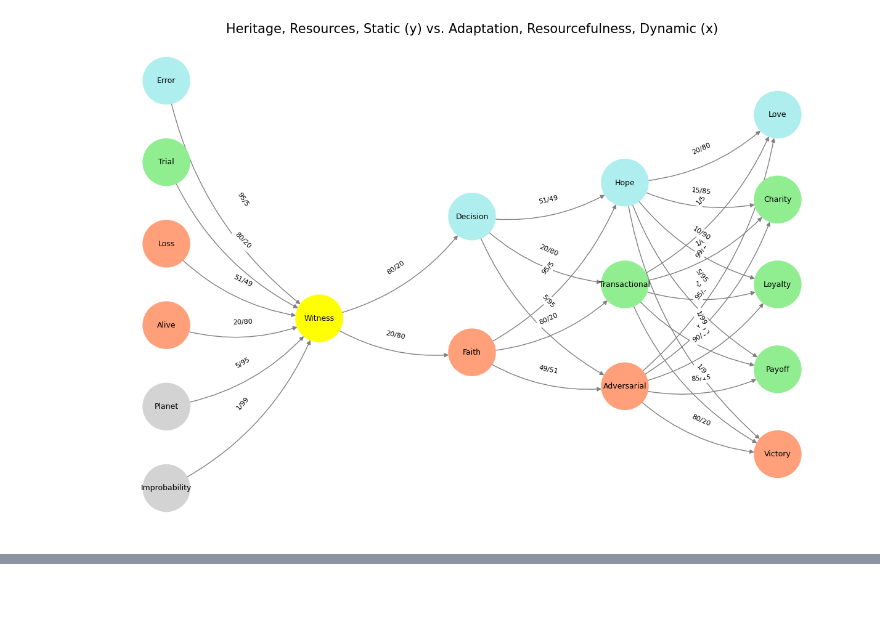
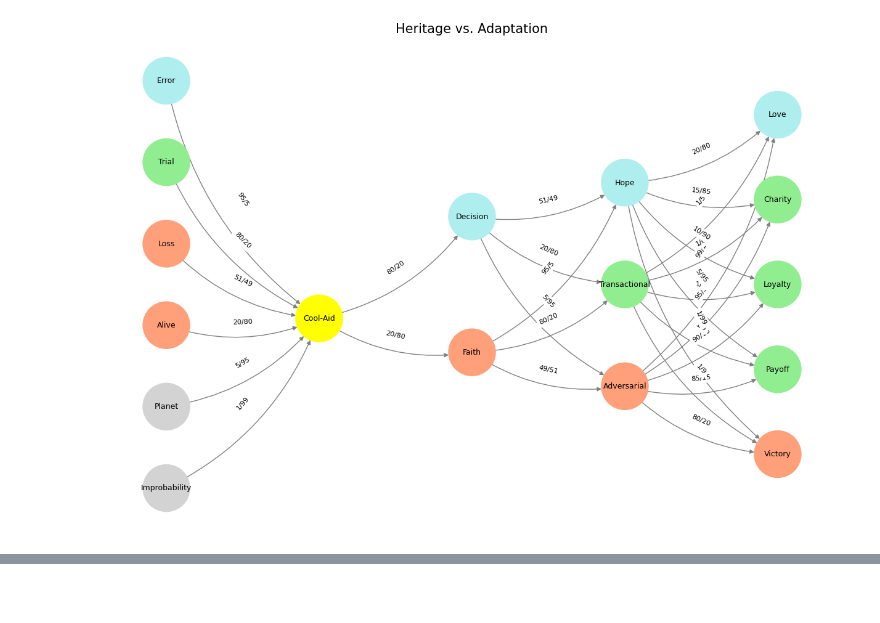
Before and after one commit to abikesa/fathertoson, a Jupyter notebook: kitabo/ensi/_build/jupyter_execute/act3/part3/part3_2.ipynb, the cells around one changed output, grey strips where cells are left out. Saved outputs shown, nothing was run; the diff lists cells and outputs as text; code cells hidden in the pictures.

```diff
--- a/kitabo/ensi/_build/jupyter_execute/act3/part3/part3_2.ipynb
+++ b/kitabo/ensi/_build/jupyter_execute/act3/part3/part3_2.ipynb
@@ -24,7 +35,7 @@ import networkx as nx
 def define_layers():
     return {
         'Suis': ['Improbability', 'Planet', 'Alive', 'Loss', "Trial", 'Error'],  # Static
-        'Voir': ['Witness'],
+        'Voir': ['Cool-Aid'],
         'Choisis': ['Faith', 'Decision'],
         'Deviens': ['Adversarial', 'Transactional', 'Hope'],
         "M'èléve": ['Victory', 'Payoff', 'Loyalty', 'Charity', 'Love']
@@ -33,7 +44,7 @@ def define_layers():
 # Assign colors to nodes
 def assign_colors():
     color_map = {
-        'yellow': ['Witness'],
+        'yellow': ['Cool-Aid'],
         'paleturquoise': ['Error', 'Decision', 'Hope', 'Love'],
         'lightgreen': ["Trial", 'Transactional', 'Payoff', 'Charity', 'Loyalty'],
         'lightsalmon': ['Alive', 'Loss', 'Faith', 'Adversarial', 'Victory'],
@@ -43,14 +54,14 @@ def assign_colors():
 # Define edge weights (hardcoded for editing)
 def define_edges():
     return {
-        ('Improbability', 'Witness'): '1/99',
-        ('Planet', 'Witness'): '5/95',
-        ('Alive', 'Witness'): '20/80',
-        ('Loss', 'Witness'): '51/49',
-        ("Trial", 'Witness'): '80/20',
-        ('Error', 'Witness'): '95/5',
-        ('Witness', 'Faith'): '20/80',
-        ('Witness', 'Decision'): '80/20',
+        ('Improbability', 'Cool-Aid'): '1/99',
+        ('Planet', 'Cool-Aid'): '5/95',
+        ('Alive', 'Cool-Aid'): '20/80',
+        ('Loss', 'Cool-Aid'): '51/49',
+        ("Trial", 'Cool-Aid'): '80/20',
+        ('Error', 'Cool-Aid'): '95/5',
+        ('Cool-Aid', 'Faith'): '20/80',
+        ('Cool-Aid', 'Decision'): '80/20',
         ('Faith', 'Adversarial'): '49/51',
         ('Faith', 'Transactional'): '80/20',
         ('Faith', 'Hope'): '95/5',
@@ -88,32 +99,32 @@ def visualize_nn():
     pos = {}
     node_colors = []
 
     # Add nodes and assign positions
     for i, (layer_name, nodes) in enumerate(layers.items()):
         positions = calculate_positions(nodes, x_offset=i * 2)
         for node, position in zip(nodes, positions):
             G.add_node(node, layer=layer_name)
             pos[node] = position
             node_colors.append(colors.get(node, 'lightgray'))
 
     # Add edges with weights
     for (source, target), weight in edges.items():
         if source in G.nodes and target in G.nodes:
             G.add_edge(source, target, weight=weight)
 
     # Draw the graph
     plt.figure(figsize=(12, 8))
     edges_labels = {(u, v): d["weight"] for u, v, d in G.edges(data=True)}
 
     nx.draw(
         G, pos, with_labels=True, node_color=node_colors, edge_color='gray',
         node_size=3000, font_size=9, connectionstyle="arc3,rad=0.2"
     )
     nx.draw_networkx_edge_labels(G, pos, edge_labels=edges_labels, font_size=8)
-    plt.title("Heritage, Resources, Static (y) vs. Adaptation, Resourcefulness, Dynamic (x)", fontsize=15)
+    plt.title("Heritage vs. Adaptation", fontsize=15)
     plt.show()
 
 # Run the visualization
 visualize_nn()
 # %% [output]
-[figure, old version]
+[figure, new version]
```
Also changed, not shown: parts of 4 cells of this notebook, 6 other files.
